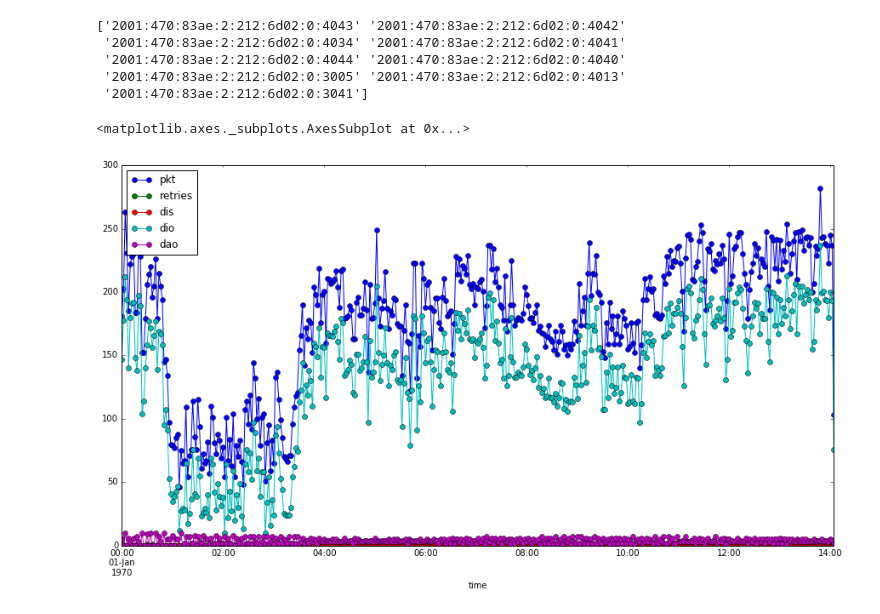
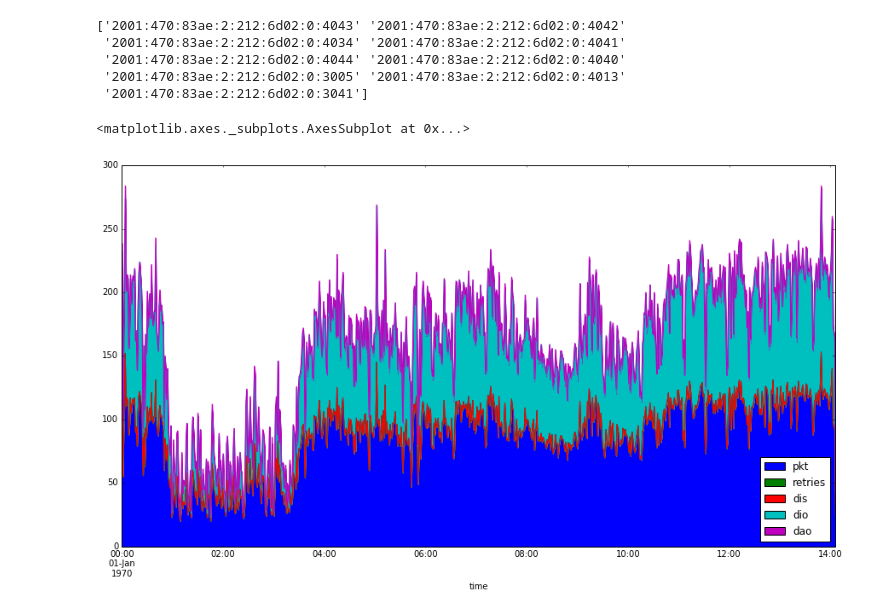
Before and after one commit to gtfierro/cs268-project, a Jupyter notebook: capture/data_lua/Plot Traces.ipynb, the cells around one changed output. Drawn from its saved outputs; the diff is of its cells as text; code cells hidden in the pictures.

```diff
--- a/capture/data_lua/Plot Traces.ipynb
+++ b/capture/data_lua/Plot Traces.ipynb
@@ -28,10 +29,10 @@ print df.IP.unique()
  '2001:470:83ae:2:212:6d02:0:3005' '2001:470:83ae:2:212:6d02:0:4013'
  '2001:470:83ae:2:212:6d02:0:3041']
 # %%
-df.resample('120s').sum()[['pkt','retries','dis','dio','dao']].plot(kind='line',style='-o',figsize=(15,8))
+df.resample('60s').sum()[['pkt','retries','dis','dio','dao']].plot(kind='area',style='-',figsize=(15,8))
 # %% [output]
 <matplotlib.axes._subplots.AxesSubplot at 0x...>
-[figure, old version]
+[figure, new version]
 # %%
 dfp = df.pivot(columns='IP',values='seqno')
 dfp.plot(kind='line',style='-o',figsize=(15,10))
```
Also changed, not shown: parts of 2 cells of this notebook, 8 other files.
